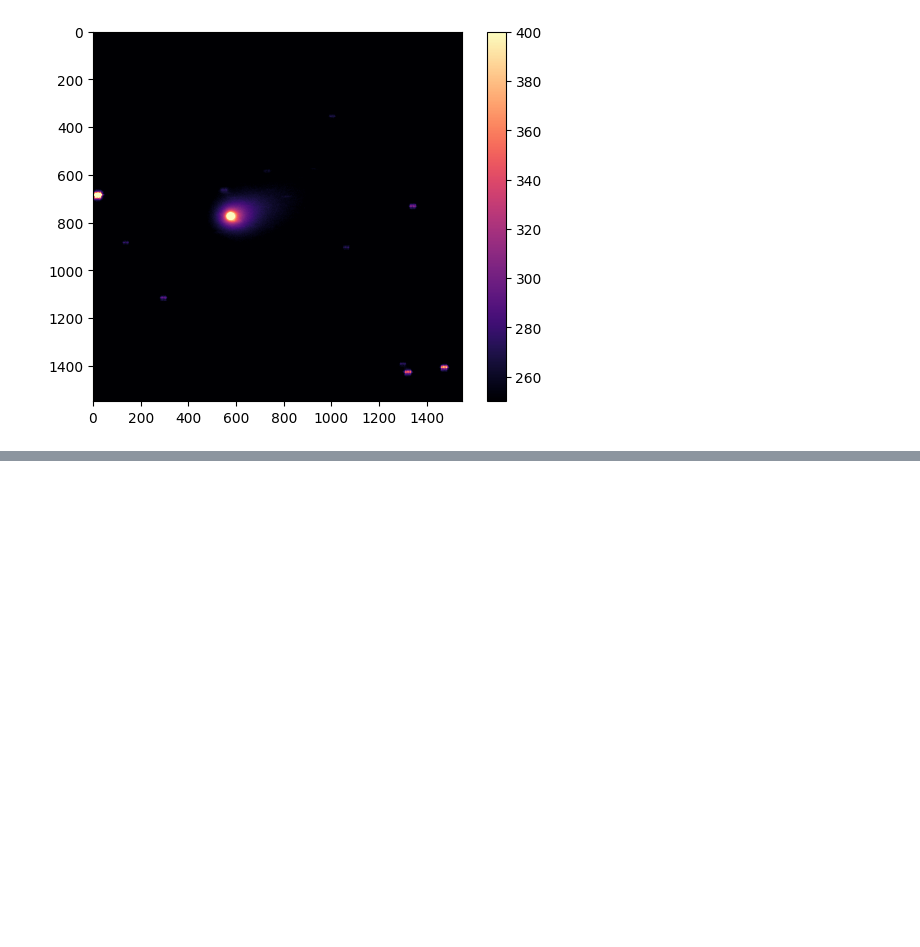
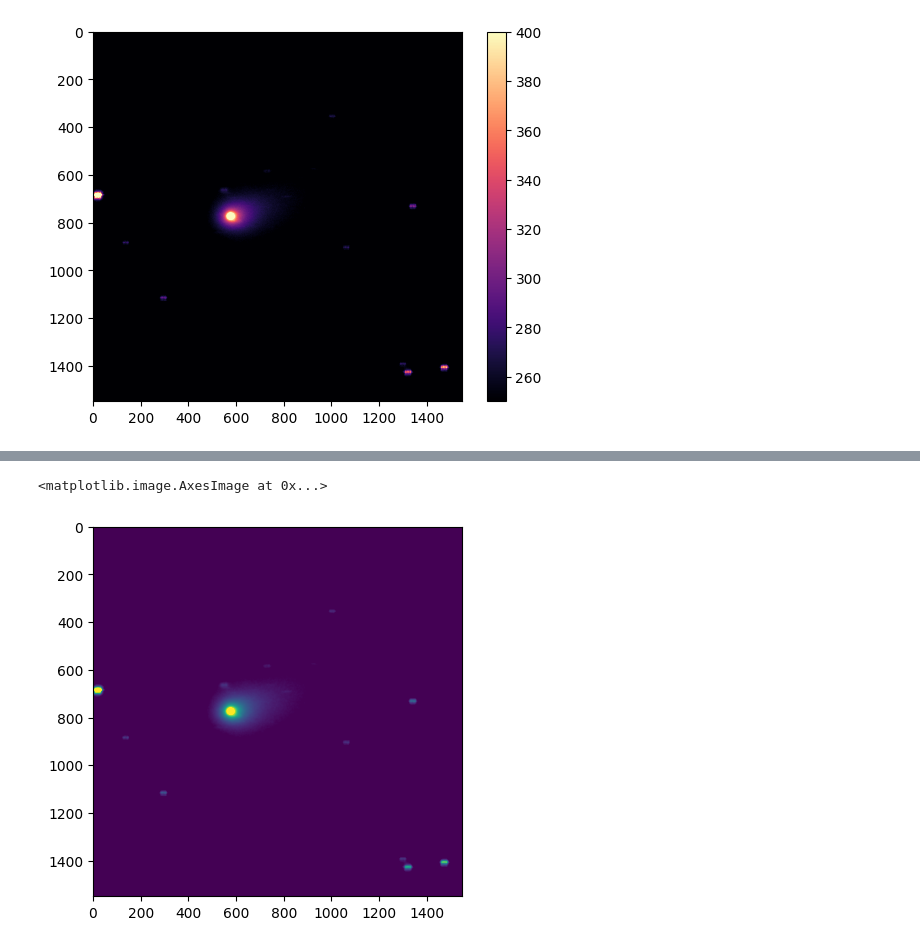
Before and after one commit to daraghhollman/Comet62P-Tsuchinshan, a Jupyter notebook: Scripts/isophotes.ipynb, the cells around one changed output, grey strips where cells are left out. Saved outputs shown, nothing was run; the diff lists cells and outputs as text; code cells hidden in the pictures; blank space fills up the shorter version.

```diff
--- a/Scripts/isophotes.ipynb
+++ b/Scripts/isophotes.ipynb
@@ -63,0 +26,15 @@ plt.fill(edgePoints[:,0][order], edgePoints[:,1][order])
+# %%
+# smoothing
+import scipy
+import scipy.ndimage
+
+sigma_y = 2.0
+sigma_x = 2.0
+
+sigma = [sigma_y, sigma_x]
+smoothImage = scipy.ndimage.filters.gaussian_filter(image, sigma, mode='constant')
+
+plt.imshow(smoothImage, vmin=250, vmax=400)
+# %% [output]
+<matplotlib.image.AxesImage at 0x...>
+[figure, added]
```
Also changed, not shown: parts of 3 cells of this notebook.
